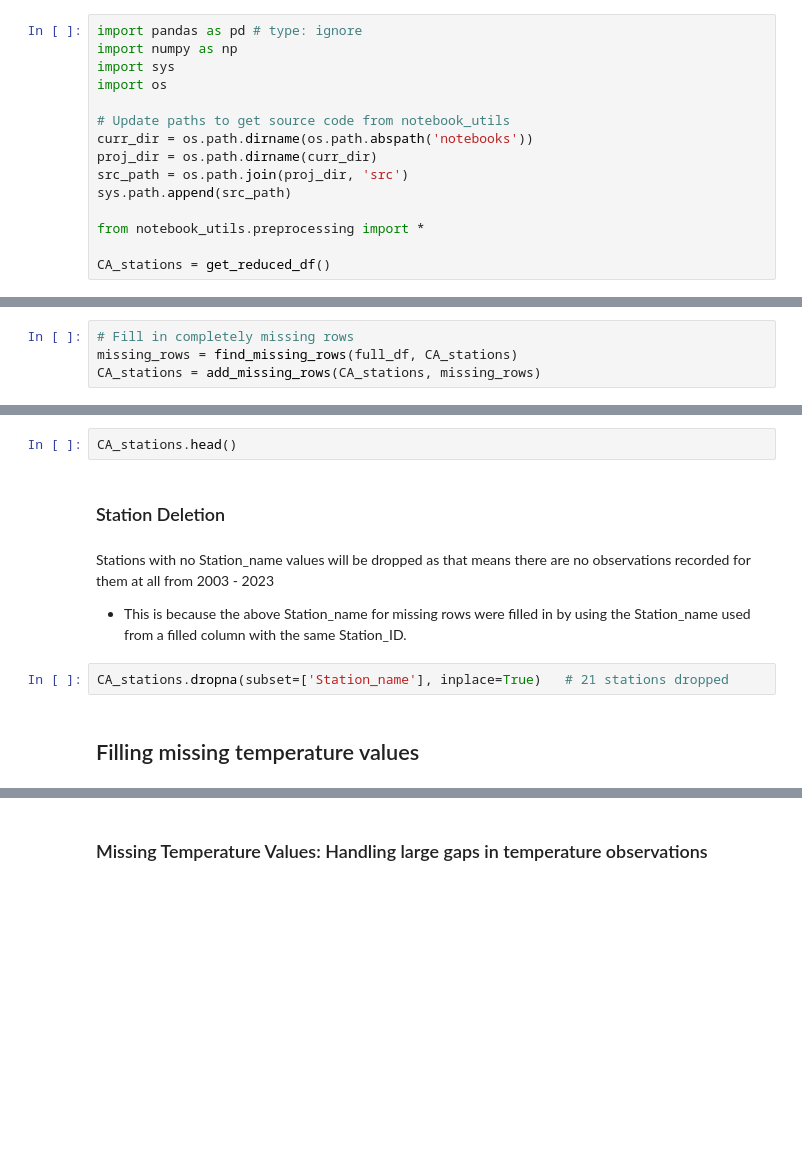
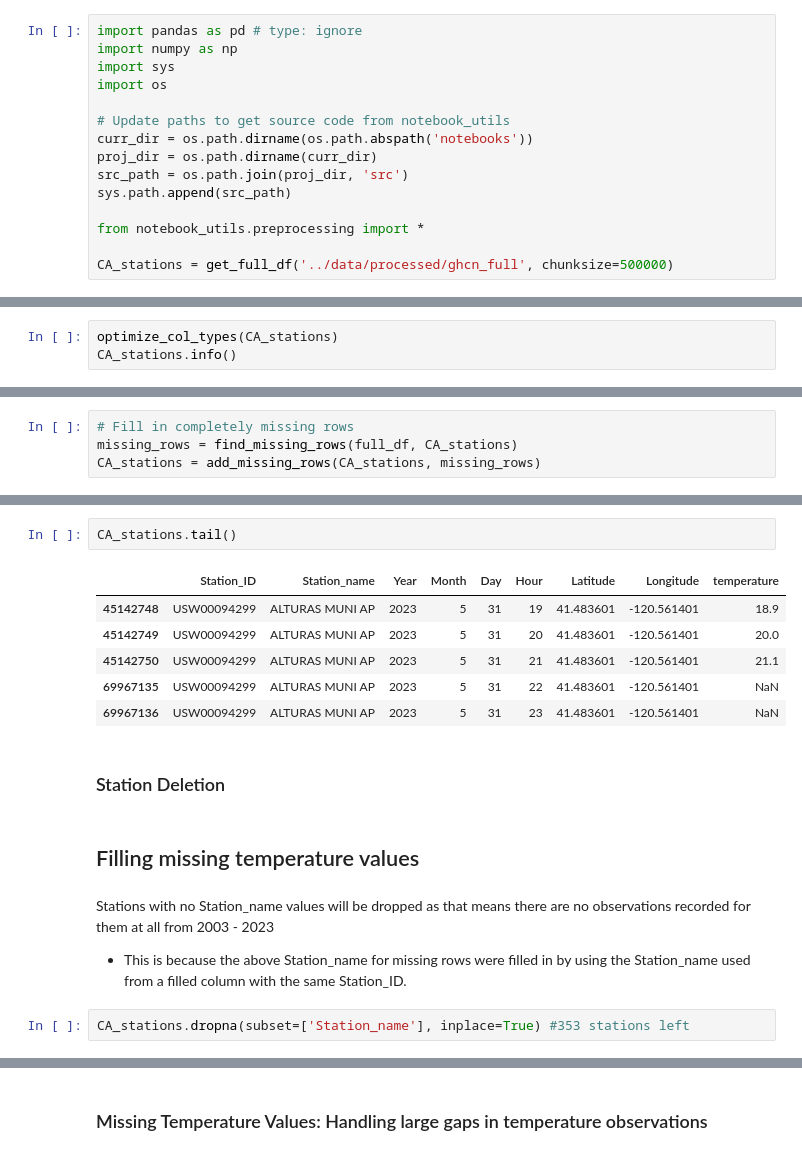
Before and after one commit to lizbethkr/PHIT-Project-1, a Jupyter notebook: notebooks/data_preprocessing.ipynb, the cells around one changed output, grey strips where cells are left out. Drawn from its saved outputs; the diff is of its cells as text; blank space fills up the shorter version.

Commit message:
Worked on getting full dataset

```diff
--- a/notebooks/data_preprocessing.ipynb
+++ b/notebooks/data_preprocessing.ipynb
@@ -49,4 +49,4 @@ sys.path.append(src_path)
 
 from notebook_utils.preprocessing import *
 
-CA_stations = get_reduced_df()
+CA_stations = get_full_df('../data/processed/ghcn_full', chunksize=500000)
@@ -62,3 +114,6 @@ CA_stations.describe()
 The temperature column has a really high max celsius value which is 902 degrees celsius. This is unreasonably high. After doing some searching, we found that the highest recorded temperature value was 56.7 degrees celsius in California 1913.
 
 There is also an unreasonably low temperature observation of -99 degrees celsius since the lowest recorded temperature observation on Earth was -98 degrees in Antartica.
+# %%
+optimize_col_types(CA_stations)
+CA_stations.info()
@@ -112,14 +225,21 @@ print(error)
 # %%
-CA_stations.head()
+CA_stations.tail()
+# %% [output]
+|  | Station_ID | Station_name | Year | Month | Day | Hour | Latitude | Longitude | temperature |
+| 45142748 | USW00094299 | ALTURAS MUNI AP | 2023 | 5 | 31 | 19 | 41.483601 | -120.561401 | 18.9 |
+| 45142749 | USW00094299 | ALTURAS MUNI AP | 2023 | 5 | 31 | 20 | 41.483601 | -120.561401 | 20.0 |
+| 45142750 | USW00094299 | ALTURAS MUNI AP | 2023 | 5 | 31 | 21 | 41.483601 | -120.561401 | 21.1 |
+| 69967135 | USW00094299 | ALTURAS MUNI AP | 2023 | 5 | 31 | 22 | 41.483601 | -120.561401 | NaN |
+| 69967136 | USW00094299 | ALTURAS MUNI AP | 2023 | 5 | 31 | 23 | 41.483601 | -120.561401 | NaN |
 # %% [markdown]
 ### Station Deletion
+# %% [markdown]
+## Filling missing temperature values
 # %% [markdown]
 Stations with no Station_name values will be dropped as that means there are no observations recorded for them at all from 2003 - 2023
 - This is because the above Station_name for missing rows were filled in by using the Station_name used from a filled column with the same Station_ID.
 # %%
-CA_stations.dropna(subset=['Station_name'], inplace=True)   # 21 stations dropped
+CA_stations.dropna(subset=['Station_name'], inplace=True) #353 stations left
-# %% [markdown]
-## Filling missing temperature values
 # %%
 null_count = CA_stations.isna().sum()
 null_percent = (null_count/CA_stations.shape[0]) * 100
```
Also changed, not shown: parts of 16 cells of this notebook, 3 other files.
